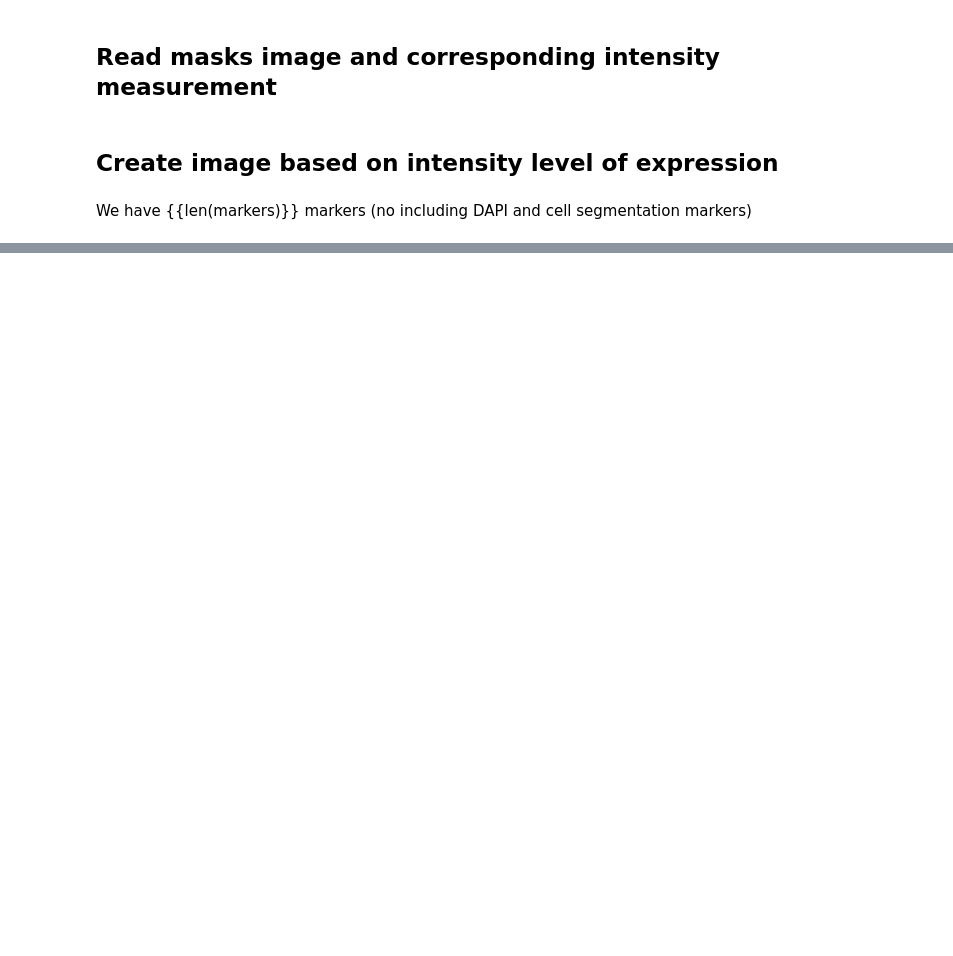
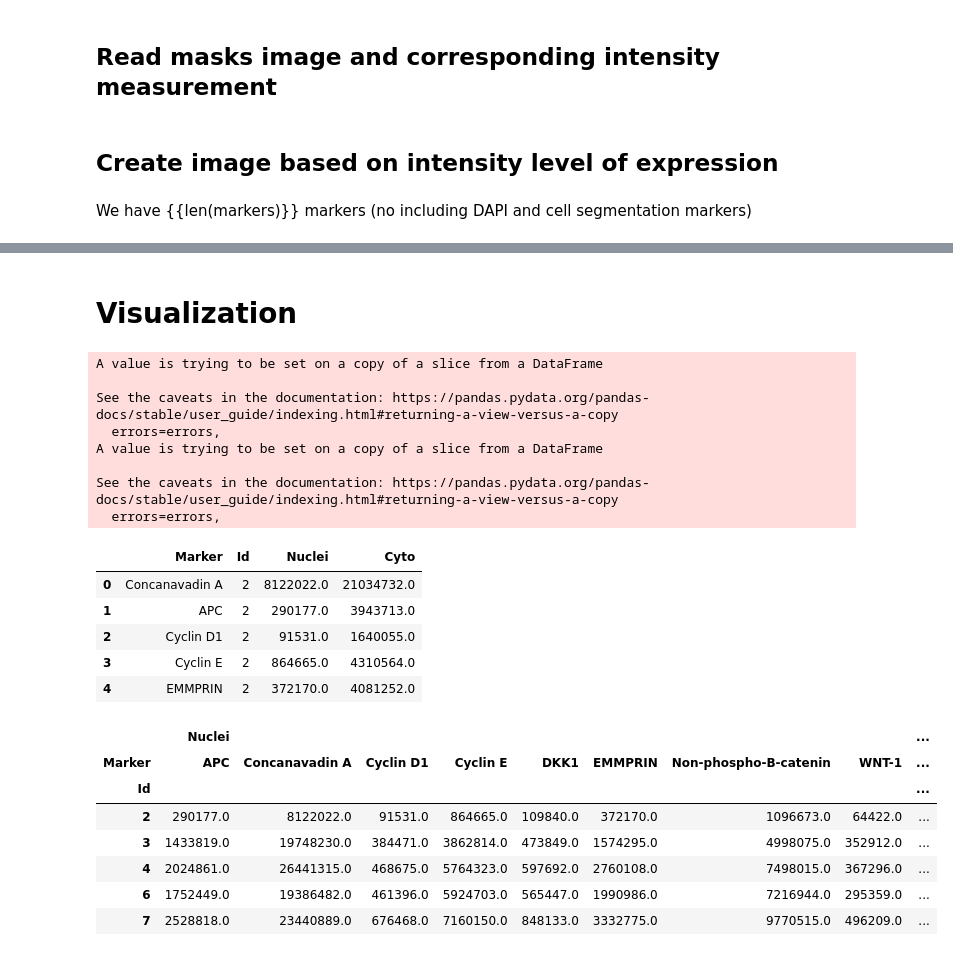
Before and after one commit to thomashu96/Cell-Spatial-Signaling, a Jupyter notebook: notebooks/05_cell_nuclei_intensity_plot.ipynb, the cells around one changed output, grey strips where cells are left out. Drawn from its saved outputs; the diff is of its cells as text; code cells hidden in the pictures; blank space fills up the shorter version.

```diff
--- a/notebooks/05_cell_nuclei_intensity_plot.ipynb
+++ b/notebooks/05_cell_nuclei_intensity_plot.ipynb
@@ -136,0 +196,43 @@ for idx, condition in enumerate(masks.keys()):
+# %% [markdown]
+# Visualization
+# %%
+condition = 'Fw1' # Select the condition
+
+# Read information
+df_cell_intensity = df_intensity.iloc[:,3:]
+df_subset = df_cell_intensity[df_cell_intensity.Condition == condition]
+df_subset.drop(['Condition'], axis=1, inplace=True)
+df_subset.rename(columns={'Nuclei_total_intensity':'Nuclei', 'Cyto_total_intensity': 'Cyto'}, inplace=True)
+display(df_subset.head())
+
+# Pivot the dataframe
+df_per_cell = df_subset.pivot(index= 'Id', columns = 'Marker', values = ['Nuclei', 'Cyto'])
+display(df_per_cell.head())
+
+# Scale the dataframe
+scaler = MinMaxScaler()
+x_scaled = scaler.fit_transform(df_per_cell)
+df_per_cell_scaled = pd.DataFrame(x_scaled, columns=df_per_cell.columns)
+# %% [output]
+A value is trying to be set on a copy of a slice from a DataFrame
+
+See the caveats in the documentation: https://pandas.pydata.org/pandas-docs/stable/user_guide/indexing.html#returning-a-view-versus-a-copy
+  errors=errors,
+A value is trying to be set on a copy of a slice from a DataFrame
+
+See the caveats in the documentation: https://pandas.pydata.org/pandas-docs/stable/user_guide/indexing.html#returning-a-view-versus-a-copy
+  errors=errors,
+|  | Marker | Id | Nuclei | Cyto |
+| 0 | Concanavadin A | 2 | 8122022.0 | 21034732.0 |
+| 1 | APC | 2 | 290177.0 | 3943713.0 |
+| 2 | Cyclin D1 | 2 | 91531.0 | 1640055.0 |
+| 3 | Cyclin E | 2 | 864665.0 | 4310564.0 |
+| 4 | EMMPRIN | 2 | 372170.0 | 4081252.0 |
+|  | Nuclei |  |  |  |  |  |  |  | ... |
+| Marker | APC | Concanavadin A | Cyclin D1 | Cyclin E | DKK1 | EMMPRIN | Non-phospho-B-catenin | WNT-1 | ... |
+| Id |  |  |  |  |  |  |  |  | ... |
+| 2 | 290177.0 | 8122022.0 | 91531.0 | 864665.0 | 109840.0 | 372170.0 | 1096673.0 | 64422.0 | ... |
+| 3 | 1433819.0 | 19748230.0 | 384471.0 | 3862814.0 | 473849.0 | 1574295.0 | 4998075.0 | 352912.0 | ... |
+| 4 | 2024861.0 | 26441315.0 | 468675.0 | 5764323.0 | 597692.0 | 2760108.0 | 7498015.0 | 367296.0 | ... |
+| 6 | 1752449.0 | 19386482.0 | 461396.0 | 5924703.0 | 565447.0 | 1990986.0 | 7216944.0 | 295359.0 | ... |
+| 7 | 2528818.0 | 23440889.0 | 676468.0 | 7160150.0 | 848133.0 | 3332775.0 | 9770515.0 | 496209.0 | ... |
```
Also changed, not shown: parts of 10 cells of this notebook, 14 other files.
